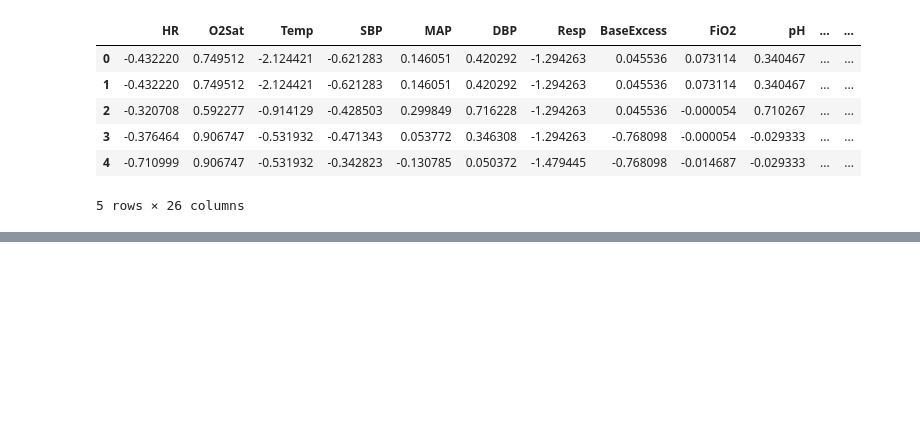
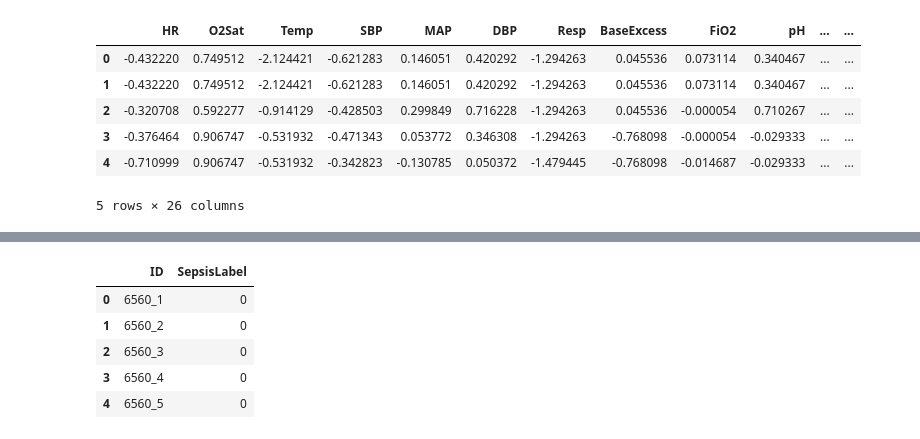
Before and after one commit to alanklin/BC-Fall2024-CaseCompetition-Team2, a Jupyter notebook: Code/SVM_Models.ipynb, the cells around one changed output, grey strips where cells are left out. Drawn from its saved outputs; the diff is of its cells as text; code cells hidden in the pictures; blank space fills up the shorter version.

```diff
--- a/Code/SVM_Models.ipynb
+++ b/Code/SVM_Models.ipynb
@@ -84,0 +186,10 @@ print("\nClassification Report (Training):\n", classification_report(y_train, y_
+# %%
+submission_data['SepsisLabel'] = predicted_classes
+submission_data.head()
+# %% [output]
+|  | ID | SepsisLabel |
+| 0 | 6560_1 | 0 |
+| 1 | 6560_2 | 0 |
+| 2 | 6560_3 | 0 |
+| 3 | 6560_4 | 0 |
+| 4 | 6560_5 | 0 |
```
Also changed, not shown: parts of 8 cells of this notebook, 3 other files.
